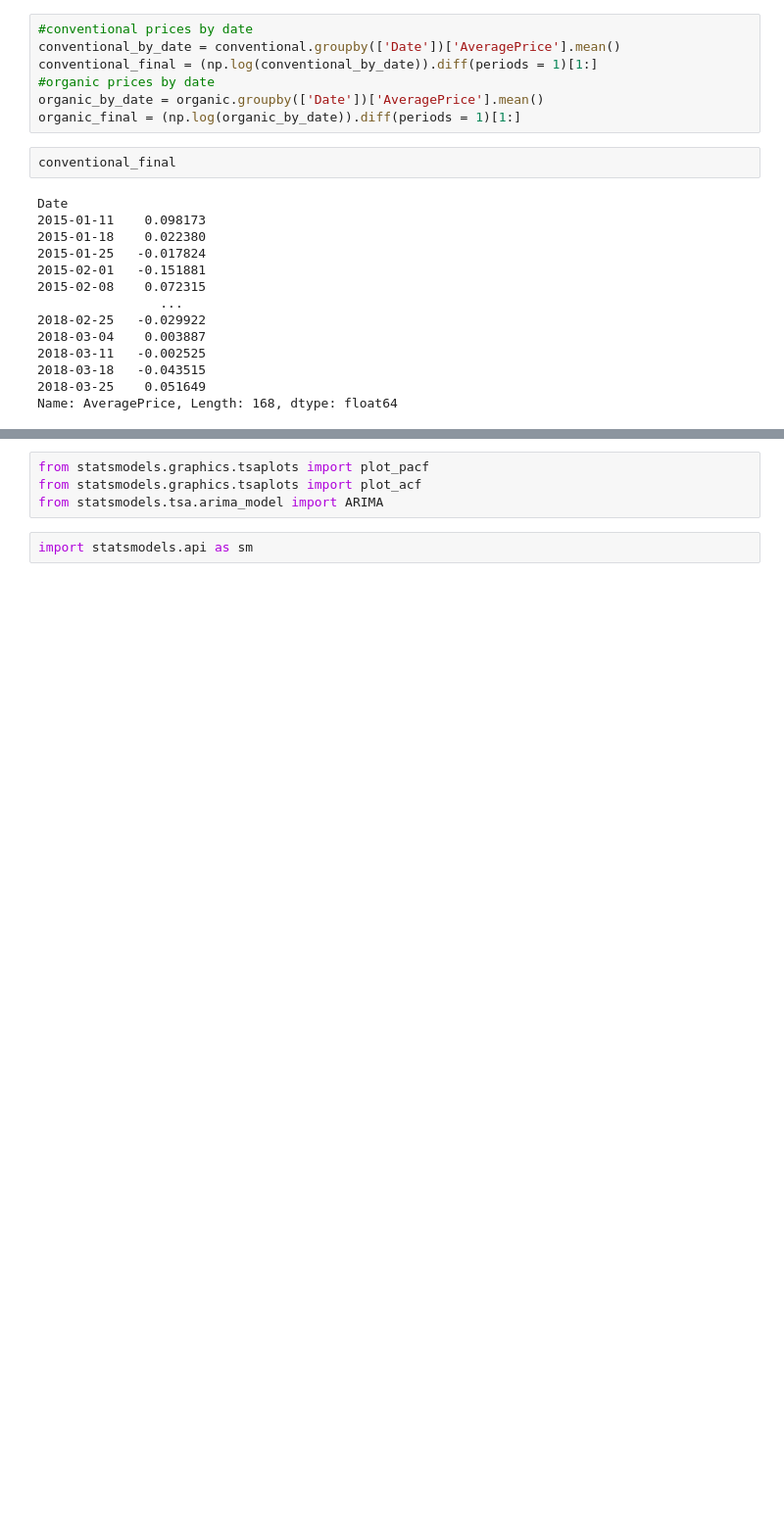
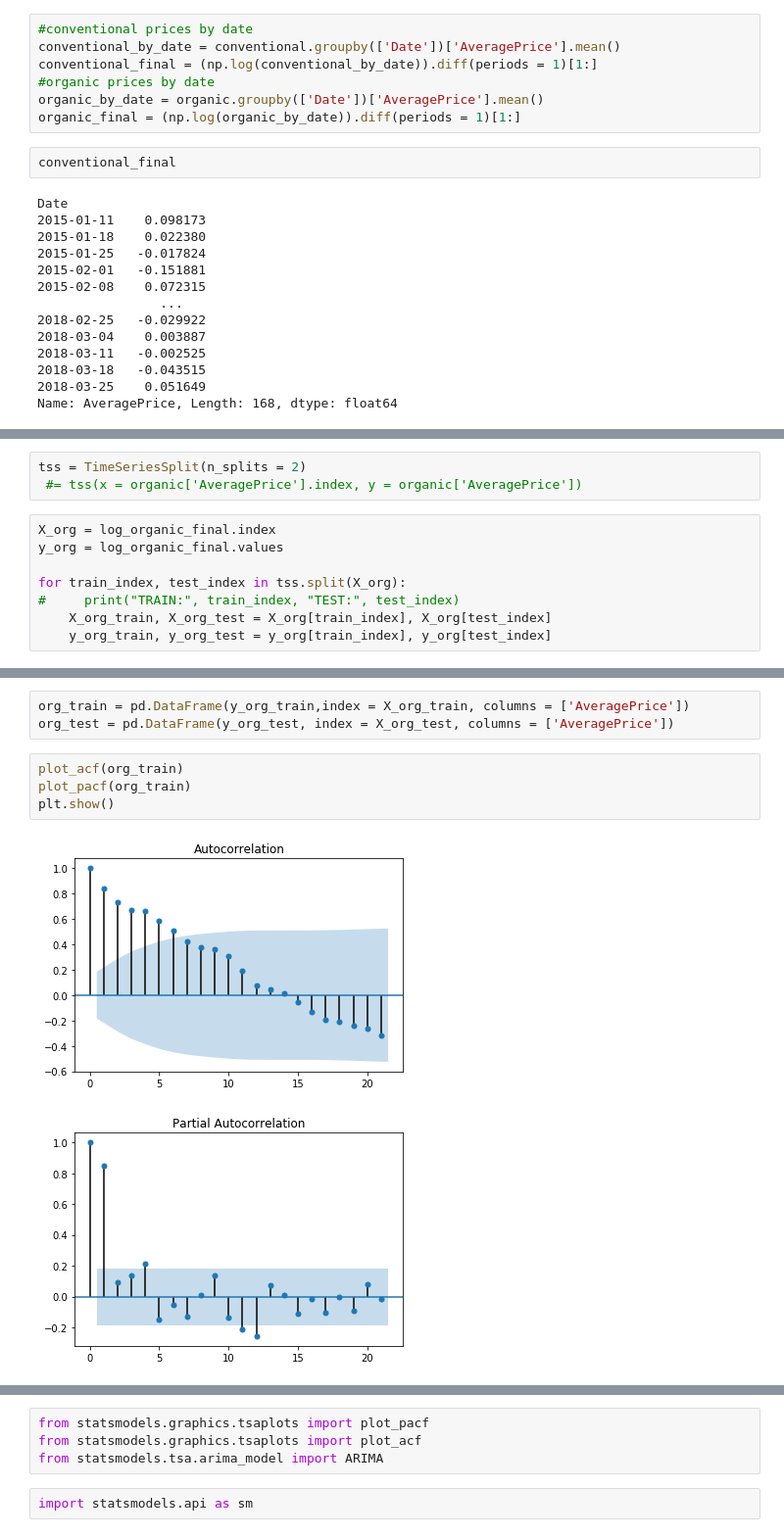
Before and after one commit to rmei97/avocado_prices, a Jupyter notebook: data_exploration.ipynb, the cells around one changed output, grey strips where cells are left out. Shown at 98% size. Saved outputs shown, nothing was run; the diff lists cells and outputs as text; blank space fills up the shorter version.

```diff
--- a/data_exploration.ipynb
+++ b/data_exploration.ipynb
@@ -505,0 +526,11 @@ Name: AveragePrice, Length: 168, dtype: float64
+# %%
+tss = TimeSeriesSplit(n_splits = 2)
+ #= tss(x = organic['AveragePrice'].index, y = organic['AveragePrice'])
+# %%
+X_org = log_organic_final.index
+y_org = log_organic_final.values
+
+for train_index, test_index in tss.split(X_org):
+#     print("TRAIN:", train_index, "TEST:", test_index)
+    X_org_train, X_org_test = X_org[train_index], X_org[test_index]
+    y_org_train, y_org_test = y_org[train_index], y_org[test_index]
@@ -505,0 +554,10 @@ Name: AveragePrice, Length: 168, dtype: float64
+# %%
+org_train = pd.DataFrame(y_org_train,index = X_org_train, columns = ['AveragePrice'])
+org_test = pd.DataFrame(y_org_test, index = X_org_test, columns = ['AveragePrice'])
+# %%
+plot_acf(org_train)
+plot_pacf(org_train)
+plt.show()
+# %% [output]
+[figure, added]
+[figure, added]
```
Also changed, not shown: parts of 49 cells of this notebook.
